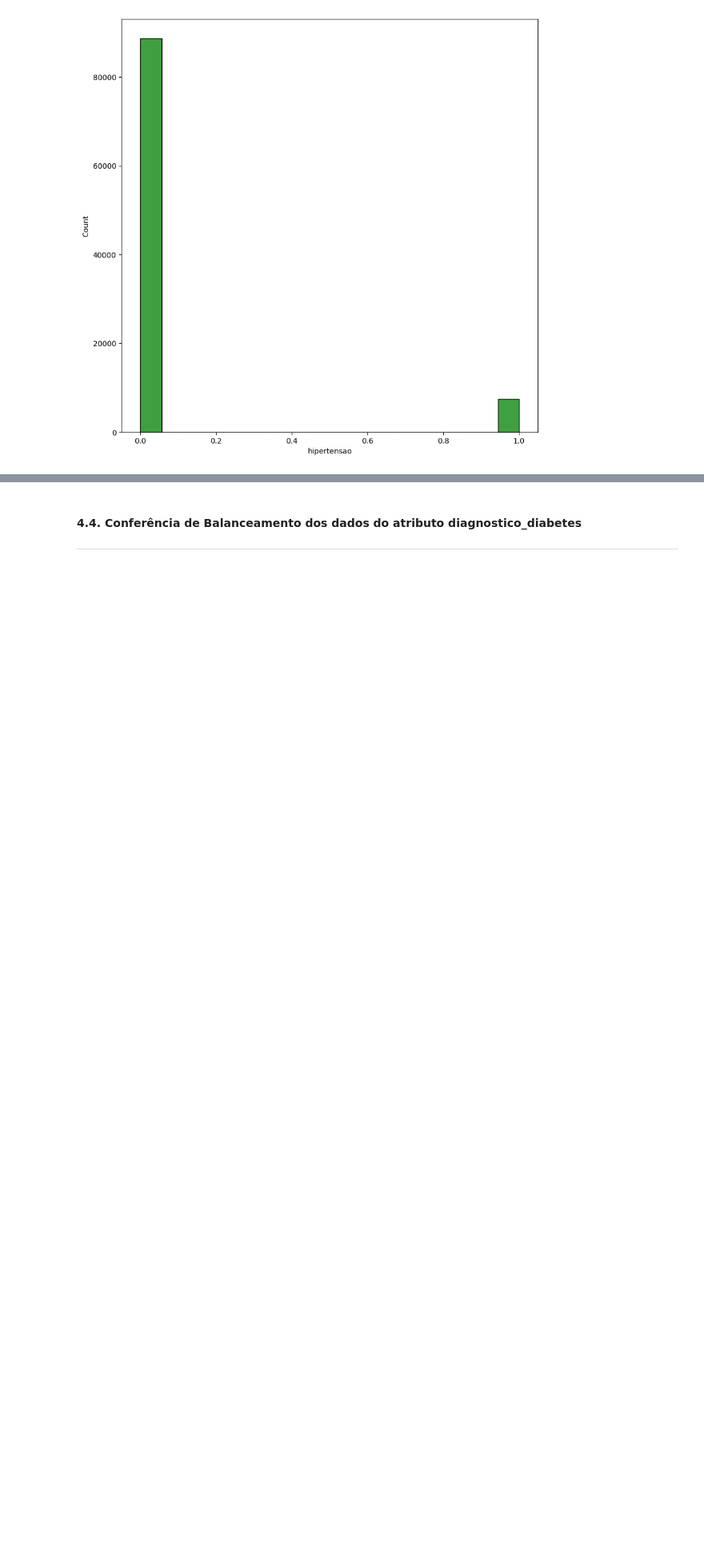
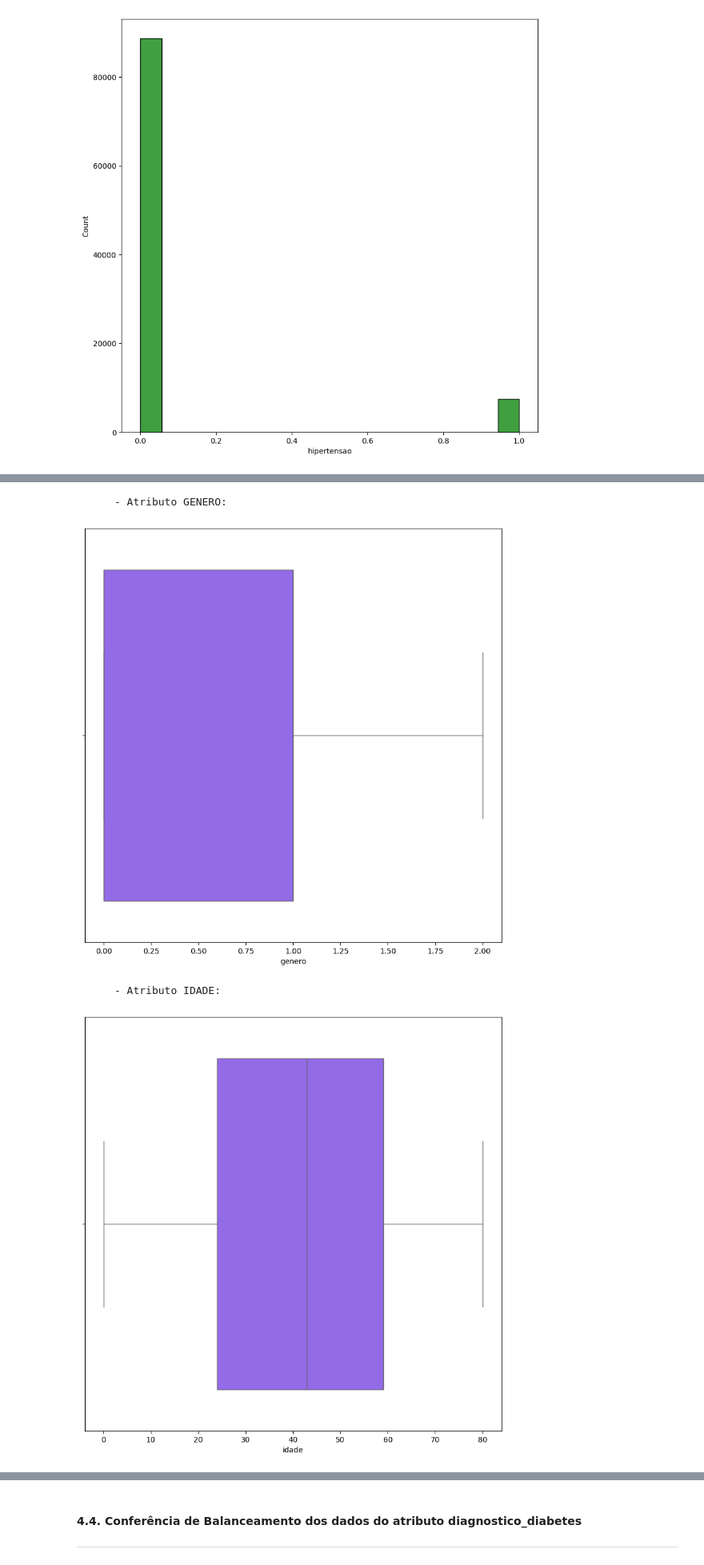
Before and after one commit to rafaeldecastro195/modelo-classificacao-diabetes, a Jupyter notebook: modelo_classificacao_diabetes/classificacao_diabetes.ipynb, the cells around one changed output, grey strips where cells are left out. Shown at 80% size. Drawn from its saved outputs; the diff is of its cells as text; code cells hidden in the pictures; blank space fills up the shorter version.

```diff
--- a/modelo_classificacao_diabetes/classificacao_diabetes.ipynb
+++ b/modelo_classificacao_diabetes/classificacao_diabetes.ipynb
@@ -458,0 +464,32 @@ for col in atr_categoricos:
+# %%
+def gerar_boxplot(nome_col, cor='green'):
+    '''Essa função gera um gráfico do tipo Boxplot'''
+    try:
+        plt.figure(figsize=(10, 10))
+
+        grafico = sns.boxplot(x=df[nome_col], color=cor)
+
+        plt.show()
+
+        return grafico
+
+    except ValueError:
+        print('Erro de valor. Confira a tipagem dos dados enviados.')
+        return None
+
+    except KeyError:
+        print('Coluna não encontrada. Favor digitar uma coluna válida.')
+        return None
+
+    except Exception as e:
+        print(f'Ocorreu o seguinte erro: {e}')
+        return None
+# %%
+for col in df.columns:
+    print(f'\n\n      - Atributo {col.upper()}:')
+    gerar_boxplot(col, '#8B56FC')
+# %% [output]
+      - Atributo GENERO:
+[figure, added]
+      - Atributo IDADE:
+[figure, added]
```
Also changed, not shown: parts of 5 cells of this notebook.
